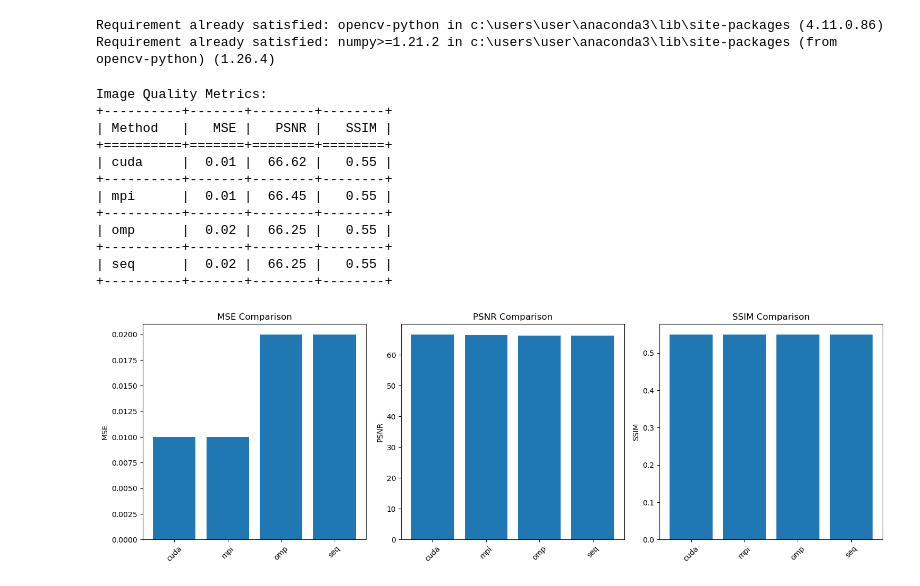
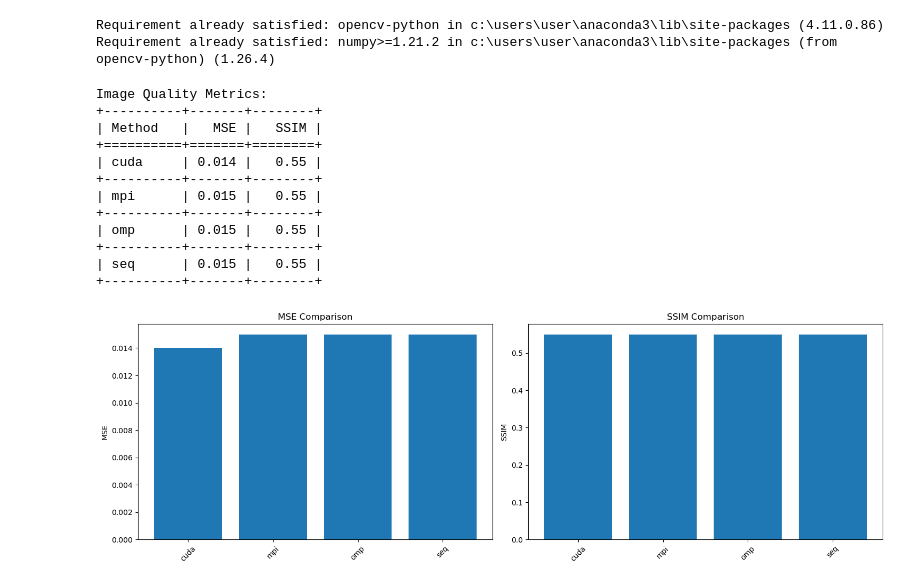
Before and after one commit to rollingsheeep/sc_cuda, a Jupyter notebook: detail.ipynb, the cells around one changed output. Saved outputs shown, nothing was run; the diff lists cells and outputs as text; code cells hidden in the pictures.

```diff
--- a/detail.ipynb
+++ b/detail.ipynb
@@ -257,7 +236,6 @@ def calculate_metrics(reference_img, comparison_img):
 
     # Calculate metrics with normalized values
     mse_value = calculate_mse(reference_gray, comparison_gray)
-    psnr_value = calculate_psnr(reference_gray, comparison_gray)
     # Use more lenient SSIM parameters
     ssim_value = ssim(reference_gray, comparison_gray, data_range=1.0, gaussian_weights=True, sigma=1.5, use_sample_covariance=False)
 
@@ -307,42 +285,41 @@ for method in methods:
     # Store results
     results.append([
         method,
-        f"{mse_value:.2f}", # Reduced precision
-        f"{psnr_value:.2f}",
+        f"{mse_value:.3f}", # Reduced precision to 3 decimal places to avoid small differences
         f"{ssim_value:.2f}"
     ])
 
 # Display results in a table
-headers = ["Method", "MSE", "PSNR", "SSIM"]
+headers = ["Method", "MSE","SSIM"]
 print("\nImage Quality Metrics:")
 print(tabulate(results, headers=headers, tablefmt="grid"))
 # %% [output]
 Image Quality Metrics:
-+----------+-------+--------+--------+
-| Method   |   MSE |   PSNR |   SSIM |
-+==========+=======+========+========+
-| cuda     |  0.01 |  66.62 |   0.55 |
-+----------+-------+--------+--------+
-| mpi      |  0.01 |  66.45 |   0.55 |
-+----------+-------+--------+--------+
-| omp      |  0.02 |  66.25 |   0.55 |
-+----------+-------+--------+--------+
-| seq      |  0.02 |  66.25 |   0.55 |
-+----------+-------+--------+--------+
++----------+-------+--------+
+| Method   |   MSE |   SSIM |
++==========+=======+========+
+| cuda     | 0.014 |   0.55 |
++----------+-------+--------+
+| mpi      | 0.015 |   0.55 |
++----------+-------+--------+
+| omp      | 0.015 |   0.55 |
++----------+-------+--------+
+| seq      | 0.015 |   0.55 |
++----------+-------+--------+
 # %%
-metrics = ['MSE', 'PSNR', 'SSIM']
-fig, axes = plt.subplots(1, 3, figsize=(15, 5))
+metrics = ['MSE', 'SSIM']
+fig, axes = plt.subplots(1, 2, figsize=(15, 5))
 
 for idx, metric in enumerate(metrics):
     values = [float(row[idx + 1]) for row in results]
     methods_without_seq = [row[0] for row in results]
 
     axes[idx].bar(methods_without_seq, values)
     axes[idx].set_title(f'{metric} Comparison')
     axes[idx].set_ylabel(metric)
     axes[idx].tick_params(axis='x', rotation=45)
 
 plt.tight_layout()
 plt.show()
 # %% [output]
-[figure, old version]
+[figure, new version]
```
Also changed, not shown: parts of 8 cells of this notebook, 10 other files.
